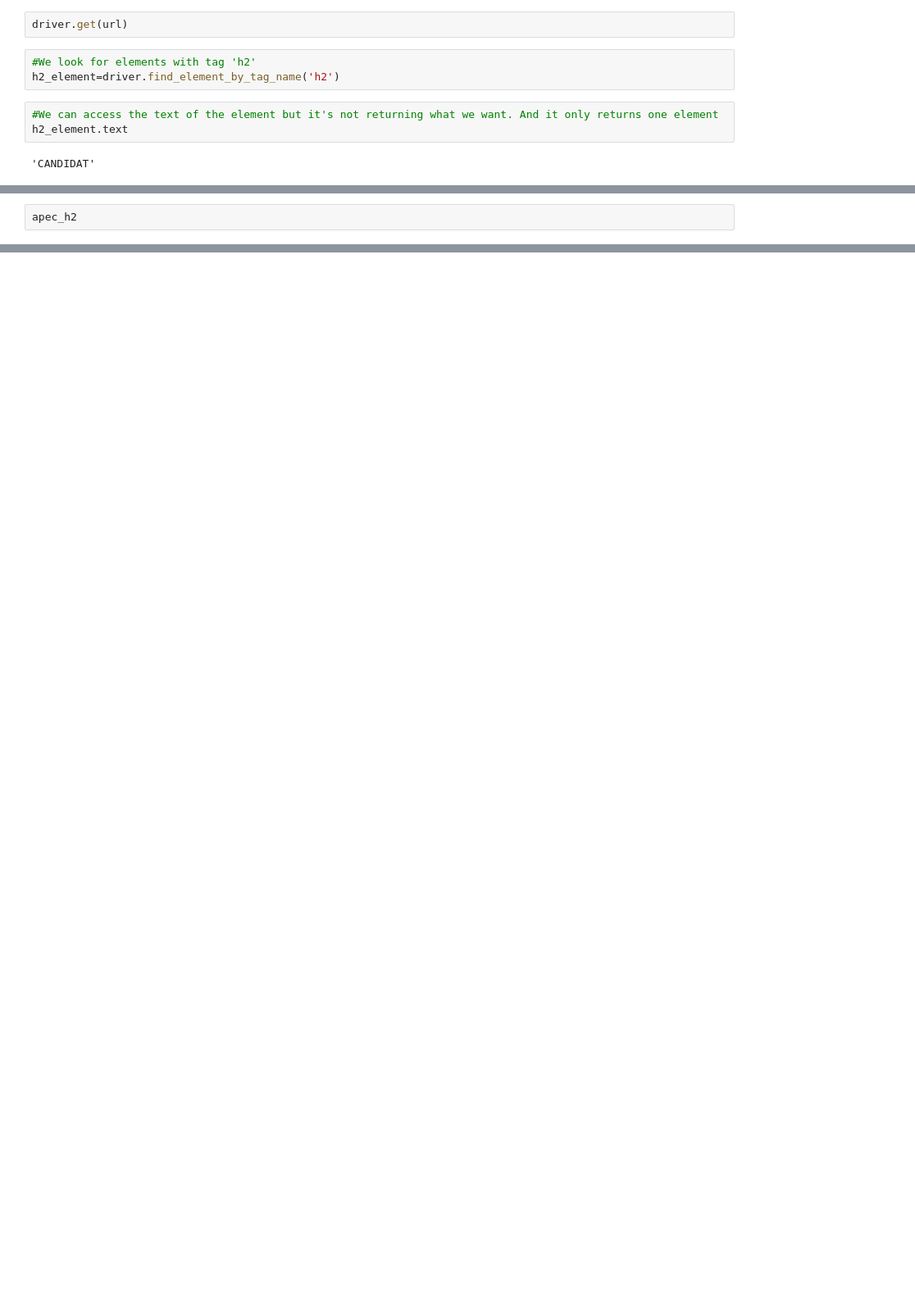
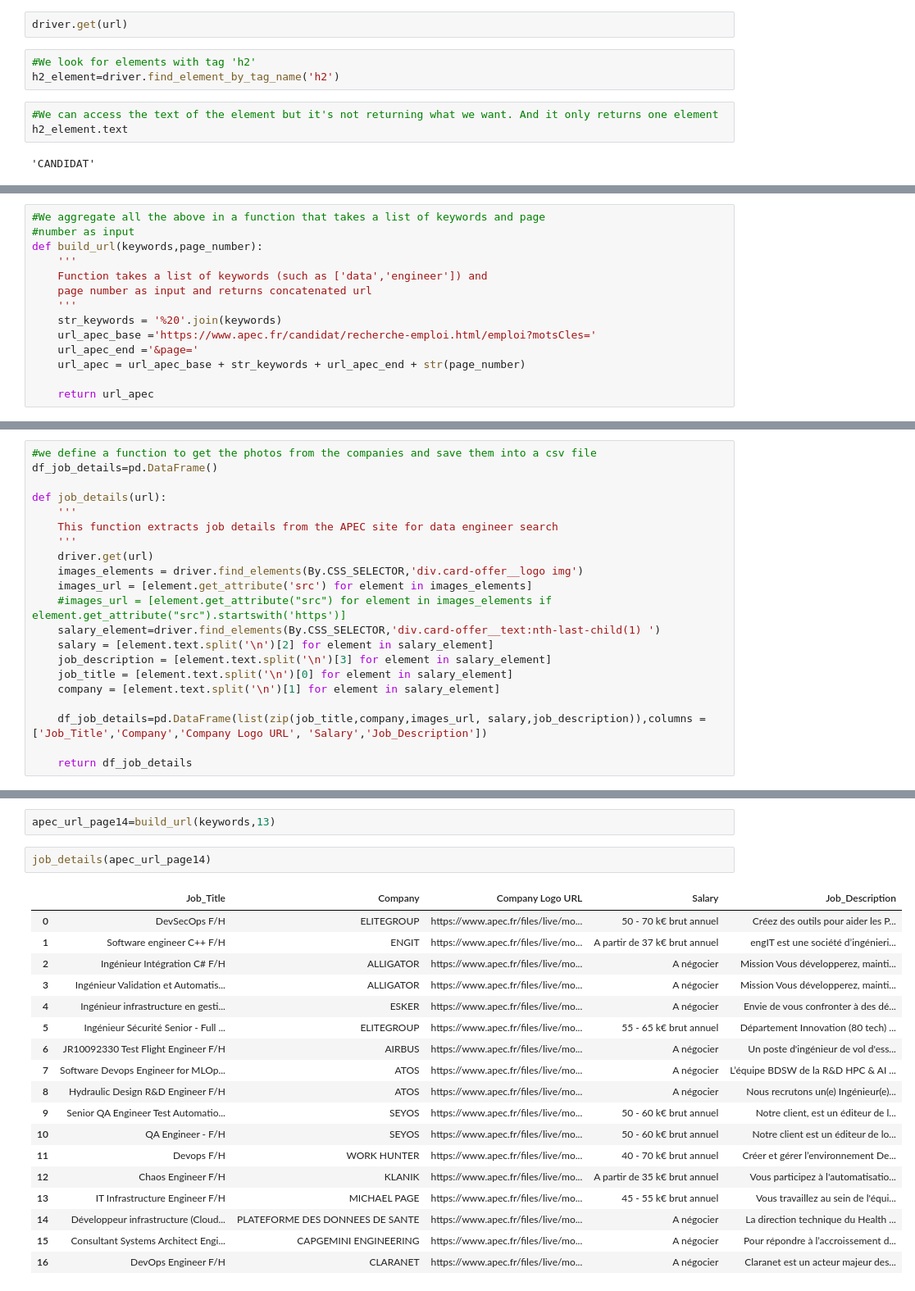
Before and after one commit to ndescussebrown/selenium_lab, a Jupyter notebook: selenium_lab.ipynb, the cells around one changed output, grey strips where cells are left out. Shown: that part at 82% size. Saved outputs shown, nothing was run; the diff lists cells and outputs as text; blank space fills up the shorter version.

Commit message:
added functionalities to grab job details from a given APEC search page for data engineer

```diff
--- a/selenium_lab.ipynb
+++ b/selenium_lab.ipynb
@@ -78,2 +80,14 @@ apec_h2=[element.text for element in all_h2_elements]
 # %%
-apec_h2
+#We aggregate all the above in a function that takes a list of keywords and page
+#number as input
+def build_url(keywords,page_number):
+    '''
+    Function takes a list of keywords (such as ['data','engineer']) and
+    page number as input and returns concatenated url
+    '''
+    str_keywords = '%20'.join(keywords)
+    url_apec_base ='https://www.apec.fr/candidat/recherche-emploi.html/emploi?motsCles='
+    url_apec_end ='&page='
+    url_apec = url_apec_base + str_keywords + url_apec_end + str(page_number)
+
+    return url_apec
@@ -81,0 +288,21 @@ apec_h2
+# %%
+#we define a function to get the photos from the companies and save them into a csv file
+df_job_details=pd.DataFrame()
+
+def job_details(url):
+    '''
+    This function extracts job details from the APEC site for data engineer search
+    '''
+    driver.get(url)
+    images_elements = driver.find_elements(By.CSS_SELECTOR,'div.card-offer__logo img')
+    images_url = [element.get_attribute('src') for element in images_elements]
+    #images_url = [element.get_attribute("src") for element in images_elements if element.get_attribute("src").startswith('https')]
+    salary_element=driver.find_elements(By.CSS_SELECTOR,'div.card-offer__text:nth-last-child(1) ')
+    salary = [element.text.split('\n')[2] for element in salary_element]
+    job_description = [element.text.split('\n')[3] for element in salary_element]
+    job_title = [element.text.split('\n')[0] for element in salary_element]
+    company = [element.text.split('\n')[1] for element in salary_element]
+
+    df_job_details=pd.DataFrame(list(zip(job_title,company,images_url, salary,job_description)),columns =['Job_Title','Company','Company Logo URL', 'Salary','Job_Description'])
+
+    return df_job_details
@@ -81,0 +328,23 @@ apec_h2
+# %%
+apec_url_page14=build_url(keywords,13)
+# %%
+job_details(apec_url_page14)
+# %% [output]
+|  | Job_Title | Company | Company Logo URL | Salary | Job_Description |
+| 0 | DevSecOps F/H | ELITEGROUP | https://www.apec.fr/files/live/mo... | 50 - 70 k€ brut annuel | Créez des outils pour aider les P... |
+| 1 | Software engineer C++ F/H | ENGIT | https://www.apec.fr/files/live/mo... | A partir de 37 k€ brut annuel | engIT est une société d’ingénieri... |
+| 2 | Ingénieur Intégration C# F/H | ALLIGATOR | https://www.apec.fr/files/live/mo... | A négocier | Mission Vous développerez, mainti... |
+| 3 | Ingénieur Validation et Automatis... | ALLIGATOR | https://www.apec.fr/files/live/mo... | A négocier | Mission Vous développerez, mainti... |
+| 4 | Ingénieur infrastructure en gesti... | ESKER | https://www.apec.fr/files/live/mo... | A négocier | Envie de vous confronter à des dé... |
+| 5 | Ingénieur Sécurité Senior - Full ... | ELITEGROUP | https://www.apec.fr/files/live/mo... | 55 - 65 k€ brut annuel | Département Innovation (80 tech) ... |
+| 6 | JR10092330 Test Flight Engineer F/H | AIRBUS | https://www.apec.fr/files/live/mo... | A négocier | Un poste d'ingénieur de vol d'ess... |
+| 7 | Software Devops Engineer for MLOp... | ATOS | https://www.apec.fr/files/live/mo... | A négocier | L’équipe BDSW de la R&D HPC & AI ... |
+| 8 | Hydraulic Design R&D Engineer F/H | ATOS | https://www.apec.fr/files/live/mo... | A négocier | Nous recrutons un(e) Ingénieur(e)... |
+| 9 | Senior QA Engineer Test Automatio... | SEYOS | https://www.apec.fr/files/live/mo... | 50 - 60 k€ brut annuel | Notre client, est un éditeur de l... |
+| 10 | QA Engineer - F/H | SEYOS | https://www.apec.fr/files/live/mo... | 50 - 60 k€ brut annuel | Notre client est un éditeur de lo... |
+| 11 | Devops F/H | WORK HUNTER | https://www.apec.fr/files/live/mo... | 40 - 70 k€ brut annuel | Créer et gérer l’environnement De... |
+| 12 | Chaos Engineer F/H | KLANIK | https://www.apec.fr/files/live/mo... | A partir de 35 k€ brut annuel | Vous participez à l'automatisatio... |
+| 13 | IT Infrastructure Engineer F/H | MICHAEL PAGE | https://www.apec.fr/files/live/mo... | 45 - 55 k€ brut annuel | Vous travaillez au sein de l'équi... |
+| 14 | Développeur infrastructure (Cloud... | PLATEFORME DES DONNEES DE SANTE | https://www.apec.fr/files/live/mo... | A négocier | La direction technique du Health ... |
+| 15 | Consultant Systems Architect Engi... | CAPGEMINI ENGINEERING | https://www.apec.fr/files/live/mo... | A négocier | Pour répondre à l’accroissement d... |
+| 16 | DevOps Engineer F/H | CLARANET | https://www.apec.fr/files/live/mo... | A négocier | Claranet est un acteur majeur des... |
```
Also changed, not shown: parts of 25 cells of this notebook.
